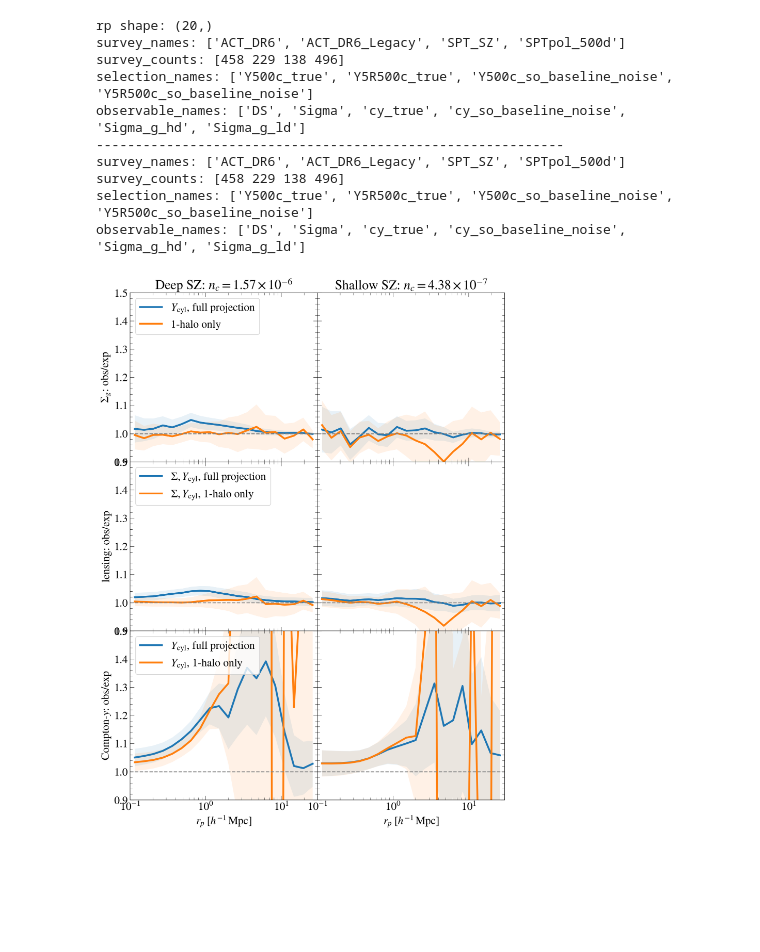
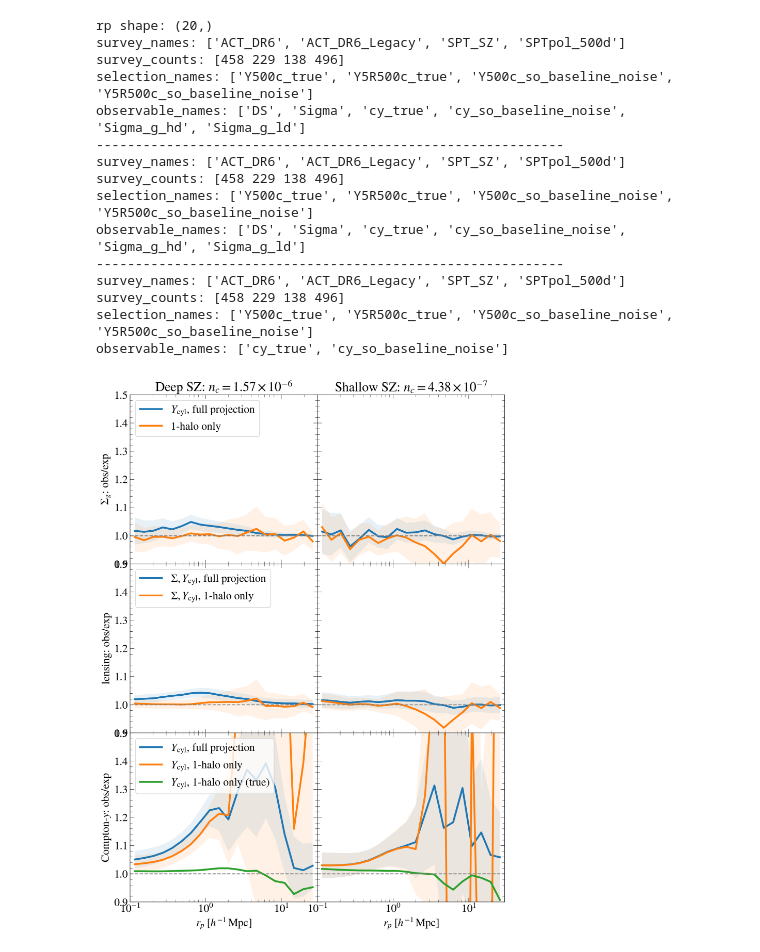
Before and after one commit to LeiAstro/projections_selection-bias_for_multi-wave_clusters_FLAMINGO, a Jupyter notebook: code/Y_selection_1halo_updated.ipynb, the cells around one changed output. Saved outputs shown, nothing was run; the diff lists cells and outputs as text; code cells hidden in the pictures; blank space fills up the shorter version.

```diff
--- a/code/Y_selection_1halo_updated.ipynb
+++ b/code/Y_selection_1halo_updated.ipynb
@@ -15,7 +15,7 @@ import h5py
 
 H5_FILE = "bias_data/wu22_eq8_Ysph_nsYcyl_selected_profiles_proj300_nscy_linear_with_sigg.h5"
 H5_FILE_1h = "bias_data/wu22_eq8_Ycyl_selected_profiles_proj1_nscy_linear_with_sigg.h5"
-
+H5_FILE_3cmpch = "bias_data/wu22_eq8_Ycyl_selected_cyonly_proj3_nscy_linear_3cmpch.h5"
 def _decode_arr(arr):
     out = []
     for x in arr:
@@ -68,29 +68,6 @@ def load_ycyl_bias_file(path):
     return rp, survey_names, survey_counts, selection_names, observable_names, data
 
 
-# def ln_ratio_and_err(y, yerr=None):
-#     """
-#     Convert ratio y -> ln(y), and propagate error as sigma_ln = sigma_y / y.
-#     Non-positive y are returned as NaN.
-#     """
-#     y = np.asarray(y, dtype=float)
-#     ln_y = np.full_like(y, np.nan)
-
-#     mask = np.isfinite(y) & (y > 0.0)
-#     ln_y[mask] = np.log(y[mask])
-
-#     if yerr is None:
-#         return ln_y, None
-
-#     yerr = np.asarray(yerr, dtype=float)
-#     ln_err = np.full_like(y, np.nan)
-
-#     mask_err = mask & np.isfinite(yerr)
-#     ln_err[mask_err] = np.abs(yerr[mask_err] / y[mask_err])
-
-#     return ln_y, ln_err
-
-
 rp, survey_names, survey_counts, selection_names, observable_names, ycyl_data = load_ycyl_bias_file(H5_FILE)
 
 print("rp shape:", rp.shape)
@@ -107,6 +84,16 @@ print("survey_names:", survey_names)
 print("survey_counts:", survey_counts)
 print("selection_names:", selection_names)
 print("observable_names:", observable_names)
+
+print(60*"-")
+
+_, survey_names, survey_counts, selection_names, observable_names, ycyl_data_3cmpch = load_ycyl_bias_file(H5_FILE_3cmpch)
+
+# print("rp shape:", rp.shape)
+print("survey_names:", survey_names)
+print("survey_counts:", survey_counts)
+print("selection_names:", selection_names)
+print("observable_names:", observable_names)
 # %% [output]
 rp shape: (20,)
 survey_names: ['ACT_DR6', 'ACT_DR6_Legacy', 'SPT_SZ', 'SPTpol_500d']
@@ -118,6 +105,11 @@ survey_names: ['ACT_DR6', 'ACT_DR6_Legacy', 'SPT_SZ', 'SPTpol_500d']
 survey_counts: [458 229 138 496]
 selection_names: ['Y500c_true', 'Y5R500c_true', 'Y500c_so_baseline_noise', 'Y5R500c_so_baseline_noise']
 observable_names: ['DS', 'Sigma', 'cy_true', 'cy_so_baseline_noise', 'Sigma_g_hd', 'Sigma_g_ld']
+------------------------------------------------------------
+survey_names: ['ACT_DR6', 'ACT_DR6_Legacy', 'SPT_SZ', 'SPTpol_500d']
+survey_counts: [458 229 138 496]
+selection_names: ['Y500c_true', 'Y5R500c_true', 'Y500c_so_baseline_noise', 'Y5R500c_so_baseline_noise']
+observable_names: ['cy_true', 'cy_so_baseline_noise']
 # %%
 #### Y selected sample
 # Use only Ycyl (no Ysph)
@@ -192,34 +184,36 @@ for row in range(nrows):
             line = ax.plot(rp, y_sim, lw=3, label=r"$\Sigma, Y_{\rm cyl}$, full projection")
             ax.fill_between(rp, y_sim-e_sim, y_sim+e_sim, interpolate=True, facecolor=line[0].get_c(), alpha=0.1)
 
 
             ### TODO: add the 1-halo only
             y_sim = ycyl_data_1h["Y500c_so_baseline_noise"]["results"]["Sigma"]["bias_sim"][survey_idx, :]
             e_sim = ycyl_data_1h["Y500c_so_baseline_noise"]["results"]["Sigma"]["bias_sim_err"][survey_idx, :]
             line = ax.plot(rp, y_sim, lw=3, label=r"$\Sigma, Y_{\rm cyl}$, 1-halo only")
             ax.fill_between(rp, y_sim-e_sim, y_sim+e_sim, interpolate=True, facecolor=line[0].get_c(), alpha=0.1)
 
         if row == 2:  # SZ
 
             y_sim = ycyl_data["Y500c_so_baseline_noise"]["results"]["cy_so_baseline_noise"]["bias_sim"][survey_idx, :]
             e_sim = ycyl_data["Y500c_so_baseline_noise"]["results"]["cy_so_baseline_noise"]["bias_sim_err"][survey_idx, :]
 
             line = ax.plot(rp, y_sim, lw=3, label=r"$Y_{\rm cyl}$, full projection")
             ax.fill_between(rp, y_sim-e_sim, y_sim+e_sim, interpolate=True, facecolor=line[0].get_c(), alpha=0.1)
 
-            ### TODO: add the 1-halo only  (noise_cy with projection_depth = 1 cMpc/h selected with Ycyl_noise)
-            y_sim = ycyl_data_1h["Y500c_so_baseline_noise"]["results"]["cy_so_baseline_noise"]["bias_sim"][survey_idx, :]
-            e_sim = ycyl_data_1h["Y500c_so_baseline_noise"]["results"]["cy_so_baseline_noise"]["bias_sim_err"][survey_idx, :]
+            ### TODO: add the 1-halo only  (noise_cy with projection_depth = 3 cMpc/h selected with Ycyl_noise)
+            y_sim = ycyl_data_3cmpch["Y500c_so_baseline_noise"]["results"]["cy_so_baseline_noise"]["bias_sim"][survey_idx, :]
+            e_sim = ycyl_data_3cmpch["Y500c_so_baseline_noise"]["results"]["cy_so_baseline_noise"]["bias_sim_err"][survey_idx, :]
             line = ax.plot(rp, y_sim, lw=3, label=r"$Y_{\rm cyl}$, 1-halo only")
             ax.fill_between(rp, y_sim-e_sim, y_sim+e_sim, interpolate=True, facecolor=line[0].get_c(), alpha=0.1)
 
+            y_sim = ycyl_data_3cmpch["Y500c_so_baseline_noise"]["results"]["cy_true"]["bias_sim"][survey_idx, :]
+            ax.plot(rp, y_sim, lw=3, label=r"$Y_{\rm cyl}$, 1-halo only (true)")
         ax.axhline(1, c='gray', ls='--')
         ax.set_ylim(0.9, 1.5)
         ax.set_xlim(0.1, 30)
         ax.set_xscale('log')
         if col==0:
             ax.legend(loc=2)
         ax.grid(False)
 #plt.savefig('../plots/Y_selection_1halo.pdf')
 # %% [output]
-[figure, old version]
+[figure, new version]
```
Also changed, not shown: 4 other files.
